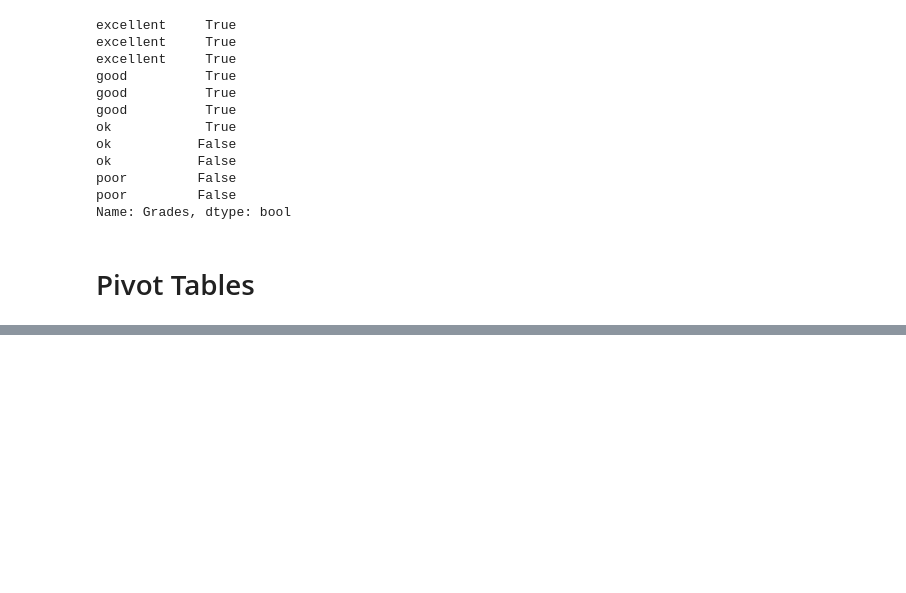
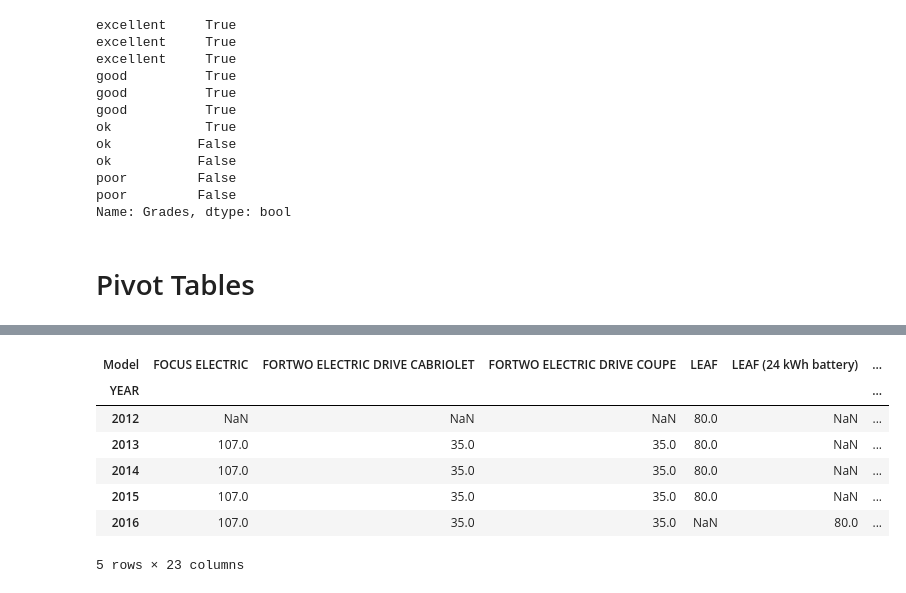
Before and after one commit to b117014/Python_programm, a Jupyter notebook: data-science/pandas/Series/pandas-2.ipynb, the cells around one changed output, grey strips where cells are left out. Cells and saved outputs as stored; diff of their text form; code cells hidden in the pictures; blank space fills up the shorter version.

```diff
--- a/data-science/pandas/Series/pandas-2.ipynb
+++ b/data-science/pandas/Series/pandas-2.ipynb
@@ -569,0 +592,11 @@ Name: Grades, dtype: bool
+# %%
+df.pivot_table(values='(kW)', columns='Model' ,index='YEAR',ar)
+# %% [output]
+| Model | FOCUS ELECTRIC | FORTWO ELECTRIC DRIVE CABRIOLET | FORTWO ELECTRIC DRIVE COUPE | LEAF | LEAF (24 kWh battery) | ... |
+| YEAR |  |  |  |  |  | ... |
+| 2012 | NaN | NaN | NaN | 80.0 | NaN | ... |
+| 2013 | 107.0 | 35.0 | 35.0 | 80.0 | NaN | ... |
+| 2014 | 107.0 | 35.0 | 35.0 | 80.0 | NaN | ... |
+| 2015 | 107.0 | 35.0 | 35.0 | 80.0 | NaN | ... |
+| 2016 | 107.0 | 35.0 | 35.0 | NaN | 80.0 | ... |
+5 rows × 23 columns
```
Also changed, not shown: parts of 2 cells of this notebook.
